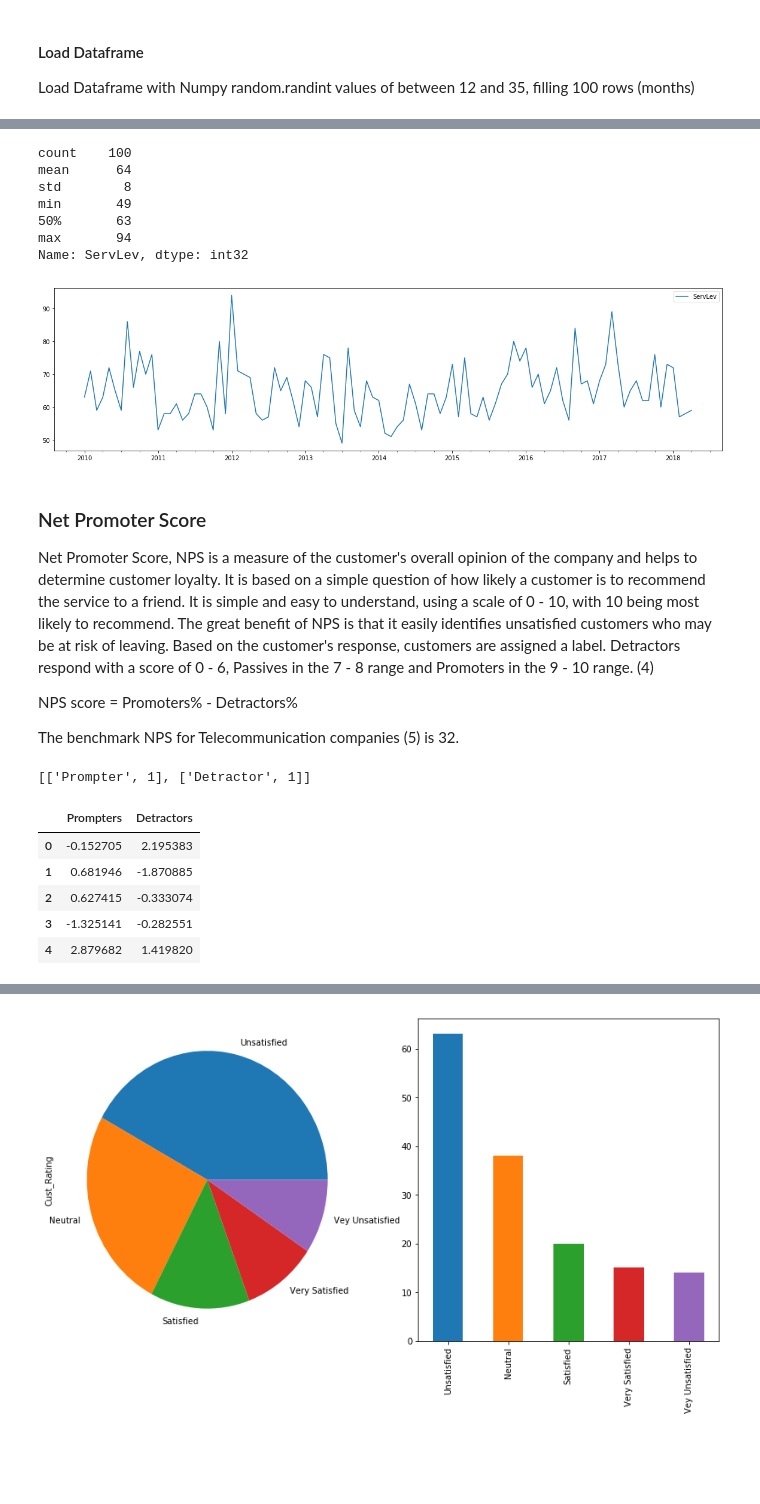
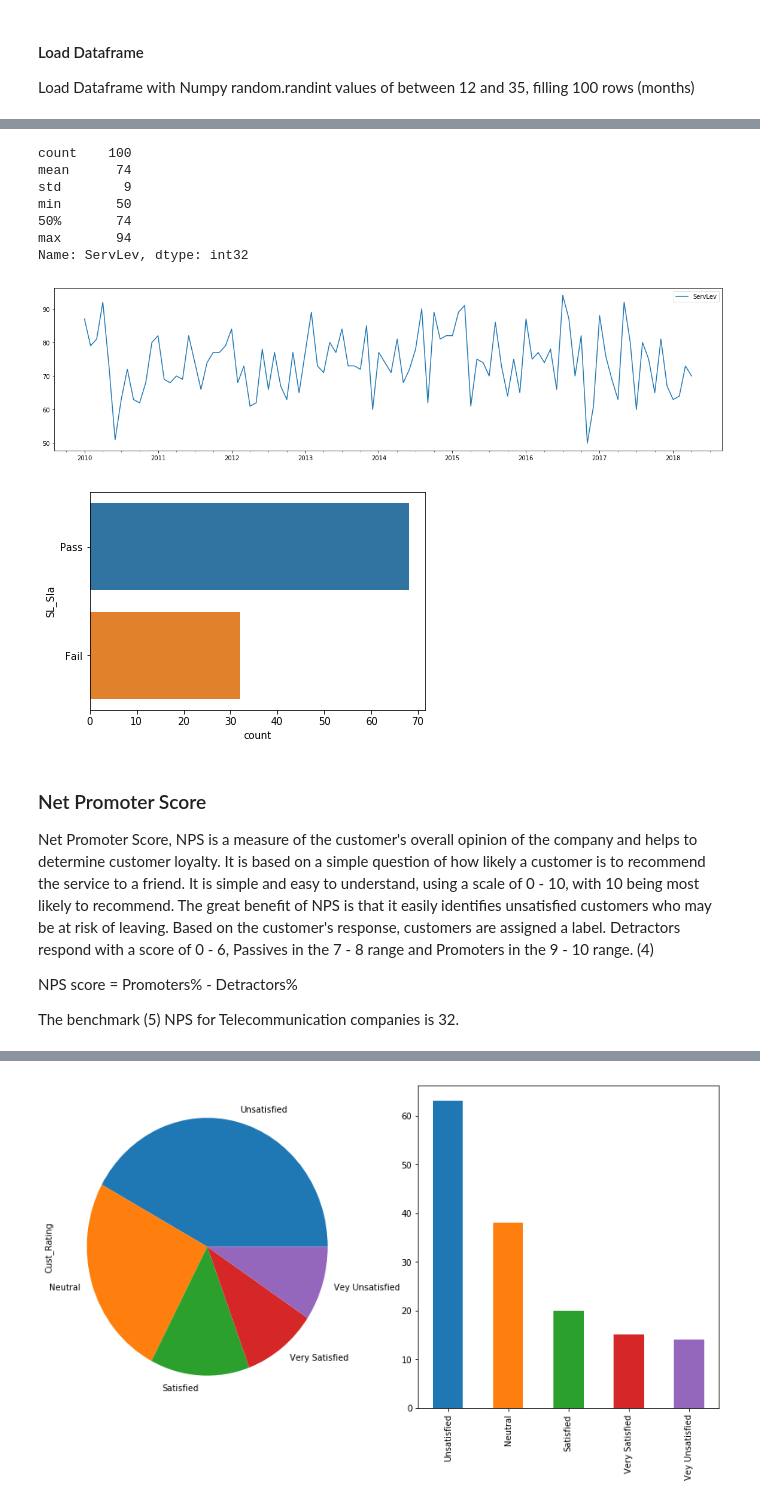
Before and after one commit to eamonnofarrell/Programming_Project, a Jupyter notebook: Prog_Project.ipynb, the cells around one changed output, grey strips where cells are left out. Saved outputs shown, nothing was run; the diff lists cells and outputs as text; code cells hidden in the pictures; blank space fills up the shorter version.

```diff
--- a/Prog_Project.ipynb
+++ b/Prog_Project.ipynb
@@ -97,47 +109,33 @@ Name: Aband_Rate, dtype: int32
 Service level is the percentage of calls answered within a specified timeframe. The global metric (3) for Service Level in contact centers is 80% of calls answered within 20 seconds. I have simulated a service level range of values between 50% - 84% in this notebook by setting Numpy random.poisson mean value to 65.
 # %%
-Calls["ServLev"] = pd.DataFrame.assign(np.random.poisson(65, len(rng))) # mean service level value = 65
+Calls["ServLev"] = pd.DataFrame.assign(np.random.poisson(75, len(rng))) # mean service level value = 65
 Calls.plot(y=['ServLev'], use_index=True, figsize=(20, 5)) # show graph of service level
 Calls['ServLev'].describe(percentiles=[]).astype(int) # check resulting min, max, mean values
 # %% [output]
 count    100
-mean      64
-std        8
-min       49
-50%       63
+mean      74
+std        9
+min       50
+50%       74
 max       94
 Name: ServLev, dtype: int32
-[figure, old version]
+[figure, new version]
+# %%
+Calls.loc[Calls.ServLev >= 70, 'SL_Sla'] = 'Pass'
+Calls.loc[Calls.ServLev < 70, 'SL_Sla'] = 'Fail'
+
+from seaborn import countplot
+from matplotlib.pyplot import figure, show
+figure()
+countplot(data=Calls,y='SL_Sla')
+show()
+# %% [output]
+[figure, added]
 # %% [markdown]
 ### Net Promoter Score
 Net Promoter Score, NPS is a measure of the customer's overall  opinion of the company and helps to determine customer loyalty. It is based on a simple question of how likely a customer is to recommend the service to a friend. It is simple and easy to understand, using a scale of 0 - 10, with 10 being most likely to recommend. The great benefit of NPS is that it easily identifies unsatisfied customers who may be at risk of leaving. Based on the customer's response, customers are assigned a label. Detractors respond with a score of 0 - 6, Passives in the 7 - 8 range and Promoters in the 9 - 10 range. (4)
 
 NPS score = Promoters% - Detractors%
 
-The benchmark NPS for Telecommunication companies (5) is 32.
+The benchmark (5) NPS for Telecommunication companies is 32.
-# %%
-#aa_milne_arr = ['Prompter', 'Detractor']
-#np.random.choice(aa_milne_arr, 100, p=[0.6, 0.3])
-from collections import Counter
-which=['Prompter', 'Detractor']
-count_country = Counter(which)
-output_list= []
-
-for i in count_country:
-    output_list.append([i,count_country[i]])
-print (output_list)
-# %% [output]
-[['Prompter', 1], ['Detractor', 1]]
-# %%
-df3 = pd.DataFrame({'Prompters' : np.random.randn(5),
-                   'Detractors' : np.random.randn(5)})
-
-df3
-# %% [output]
-|  | Prompters | Detractors |
-| 0 | -0.152705 | 2.195383 |
-| 1 | 0.681946 | -1.870885 |
-| 2 | 0.627415 | -0.333074 |
-| 3 | -1.325141 | -0.282551 |
-| 4 | 2.879682 | 1.419820 |
 # %%
```
Also changed, not shown: parts of 24 cells of this notebook.
